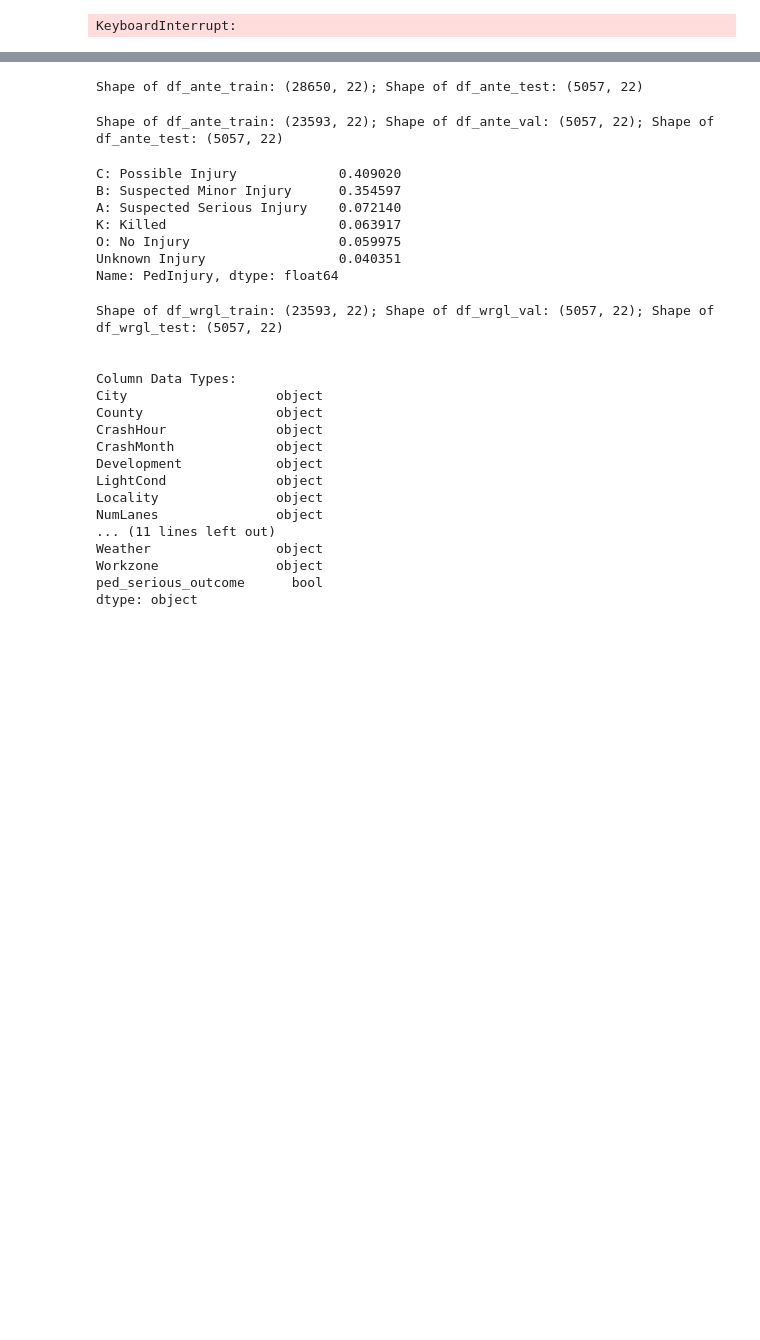
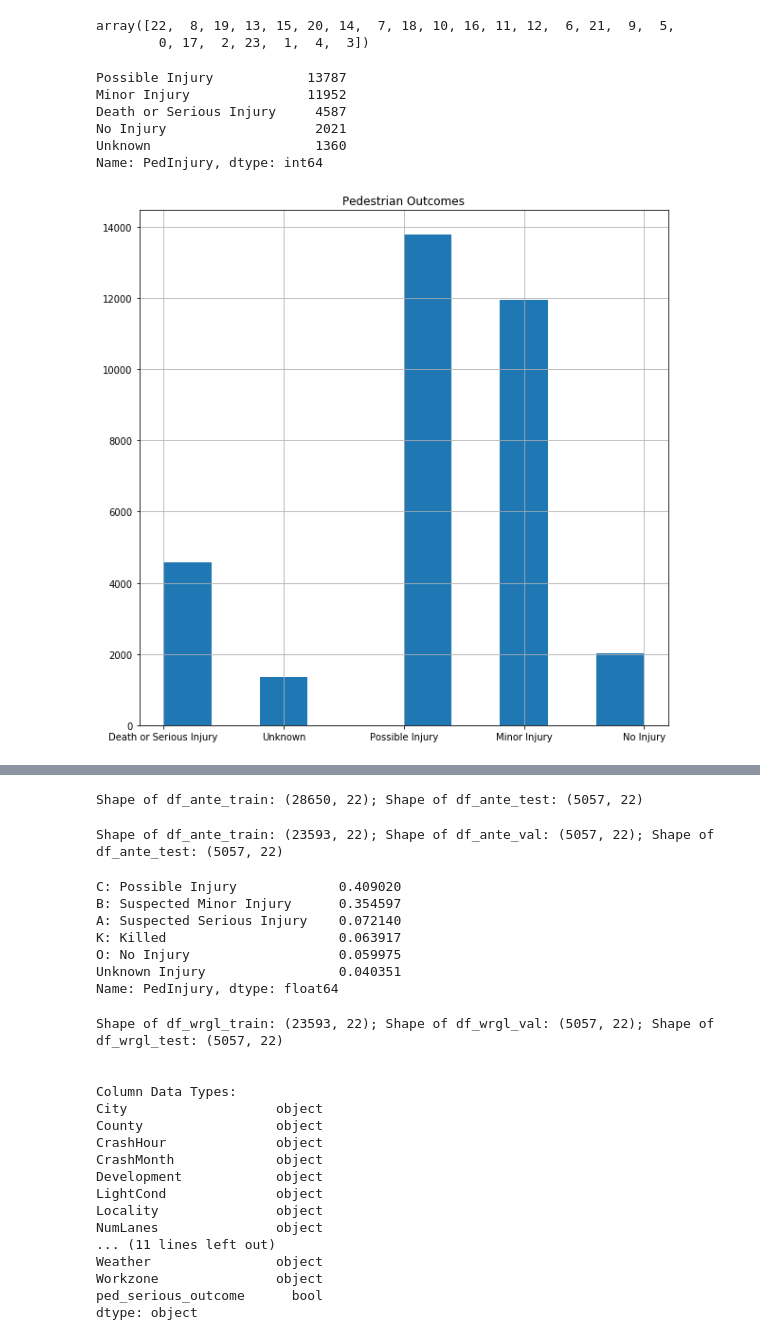
Before and after one commit to danoand/Build_Project_02, a Jupyter notebook: Chapel_Hill_Vehicle_Pedestrian_Accidents.ipynb, the cells around one changed output, grey strips where cells are left out. Cells and saved outputs as stored; diff of their text form; code cells hidden in the pictures; blank space fills up the shorter version.

```diff
--- a/Chapel_Hill_Vehicle_Pedestrian_Accidents.ipynb
+++ b/Chapel_Hill_Vehicle_Pedestrian_Accidents.ipynb
@@ -3,8 +3,11 @@ import pandas as pd
 import numpy as np
 # %%
 # Import the Chapel Hill data
-df_work = pd.read_csv("/Users/danoand/Documents/Companies/LambdaSchool/Build_Project_02/data/pedestrian-crashes-chapel-hill-region_imported.txt",
+df_work = pd.read_csv("pedestrian-crashes-chapel-hill-region_imported.txt",
                      sep='\t')
+
+# df_work = pd.read_csv("/Users/danoand/Documents/Companies/LambdaSchool/Build_Project_02/data/pedestrian-crashes-chapel-hill-region_imported.txt",
+#                    sep='\t')
 # %%
 # Profile the "work" dataframe
 from pandas_profiling import ProfileReport
@@ -59,10 +61,41 @@ df_ante.sample(10)
+# %%
+df_ante['CrashHour'].unique()
+# %% [output]
+array([22,  8, 19, 13, 15, 20, 14,  7, 18, 10, 16, 11, 12,  6, 21,  9,  5,
+        0, 17,  2, 23,  1,  4,  3])
+# %%
+# Display some exploratory plots
+import matplotlib.pyplot as plt
+
+tmp_outcm = df_ante['PedInjury'].replace({
+    "K: Killed": "Death or Serious Injury",
+    "Unknown Injury": "Unknown",
+    "C: Possible Injury": "Possible Injury",
+    "B: Suspected Minor Injury": "Minor Injury",
+    "O: No Injury": "No Injury",
+    "A: Suspected Serious Injury": "Death or Serious Injury"})
+
+tmp_wthr = df_ante['Weather'].replace({
+    "Snow, Sleet, Hail, Freezing Rain/Drizzle": "Snow/Mix",
+    "Fog, Smog, Smoke": "Fog/Smog"})
+
+tmp_wthr.fillna("Other", inplace=True)
+
+tmp_hour = df_ante['CrashHour']
+# %%
+tmp_outcm.value_counts()
+# %% [output]
+Possible Injury            13787
+Minor Injury               11952
+Death or Serious Injury     4587
+No Injury                   2021
+Unknown                     1360
+Name: PedInjury, dtype: int64
 # %%
-# Display some exploratory plots
-import matplotlib.pyplot as plt
-
 plt.figure(figsize=(10, 10))
 plt.title(f'Pedestrian Outcomes')
 
-plt.bar(df_ante['PedInjury'], height=10)
+plt.grid(True)
+plt.hist(tmp_outcm);
 # %% [output]
-KeyboardInterrupt:
+[figure, added]
```
Also changed, not shown: parts of 7 cells of this notebook.
